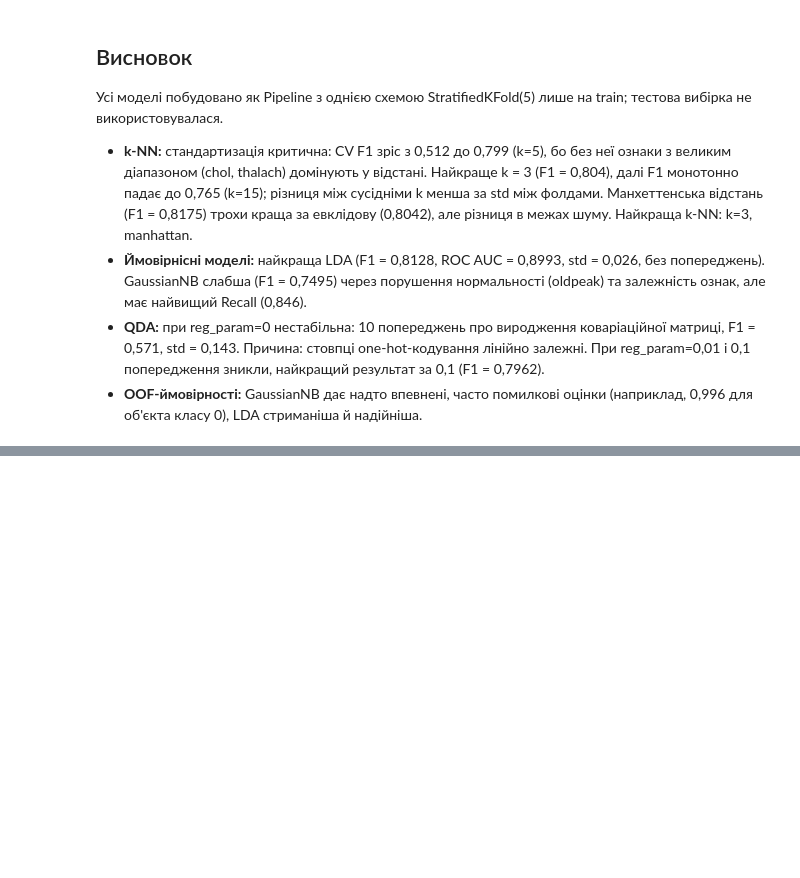
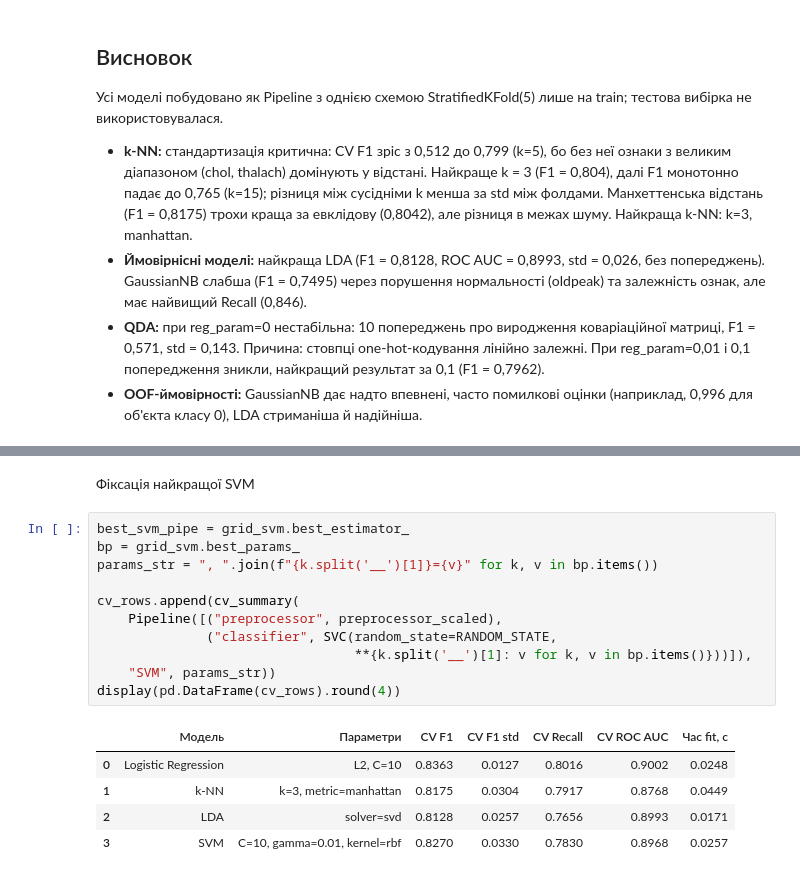
Before and after one commit to Oleh12342/pattern-recognition-practice, a Jupyter notebook: classification-mini-project/notebooks/PR04_Kulesh_O.ipynb, the cells around one changed output, grey strips where cells are left out. Cells and saved outputs as stored; diff of their text form; blank space fills up the shorter version.

```diff
--- a/classification-mini-project/notebooks/PR04_Kulesh_O.ipynb
+++ b/classification-mini-project/notebooks/PR04_Kulesh_O.ipynb
@@ -547,0 +670,19 @@ display(pd.DataFrame(cv_rows).round(4))
+# %% [markdown]
+Фіксація найкращої SVM
+# %%
+best_svm_pipe = grid_svm.best_estimator_
+bp = grid_svm.best_params_
+params_str = ", ".join(f"{k.split('__')[1]}={v}" for k, v in bp.items())
+
+cv_rows.append(cv_summary(
+    Pipeline([("preprocessor", preprocessor_scaled),
+              ("classifier", SVC(random_state=RANDOM_STATE,
+                                 **{k.split('__')[1]: v for k, v in bp.items()}))]),
+    "SVM", params_str))
+display(pd.DataFrame(cv_rows).round(4))
+# %% [output]
+|  | Модель | Параметри | CV F1 | CV F1 std | CV Recall | CV ROC AUC | Час fit, с |
+| 0 | Logistic Regression | L2, C=10 | 0.8363 | 0.0127 | 0.8016 | 0.9002 | 0.0248 |
+| 1 | k-NN | k=3, metric=manhattan | 0.8175 | 0.0304 | 0.7917 | 0.8768 | 0.0449 |
+| 2 | LDA | solver=svd | 0.8128 | 0.0257 | 0.7656 | 0.8993 | 0.0171 |
+| 3 | SVM | C=10, gamma=0.01, kernel=rbf | 0.8270 | 0.0330 | 0.7830 | 0.8968 | 0.0257 |
```
Also changed, not shown: parts of 15 cells of this notebook.
